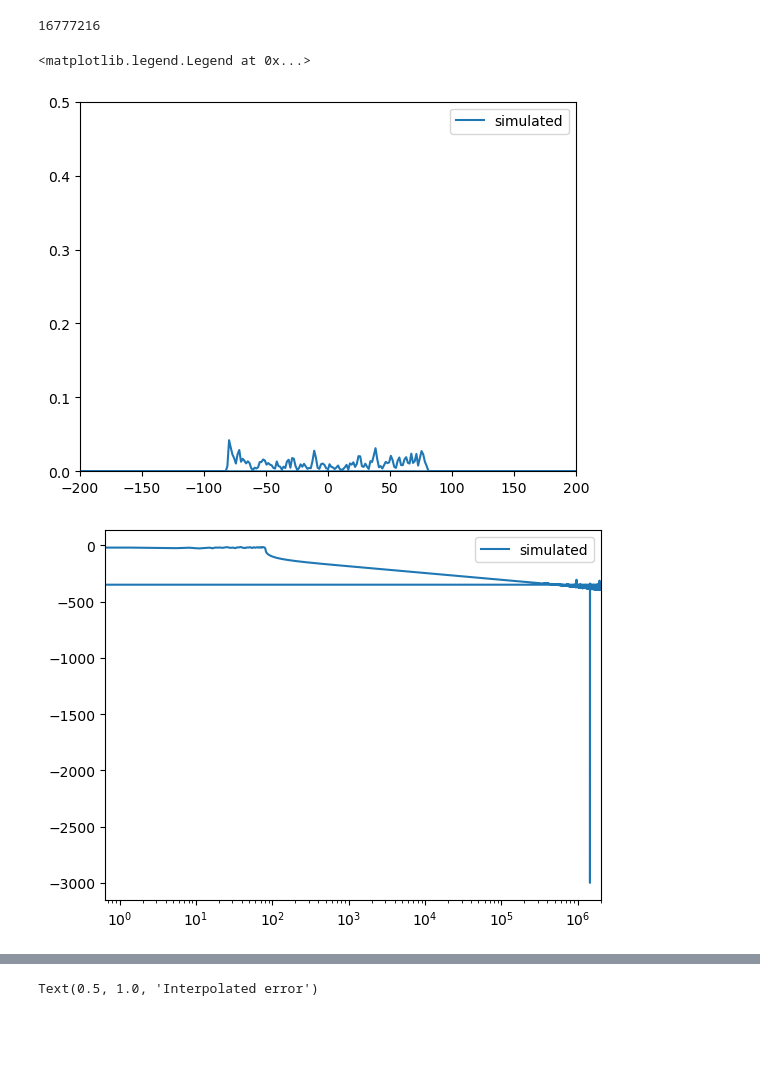
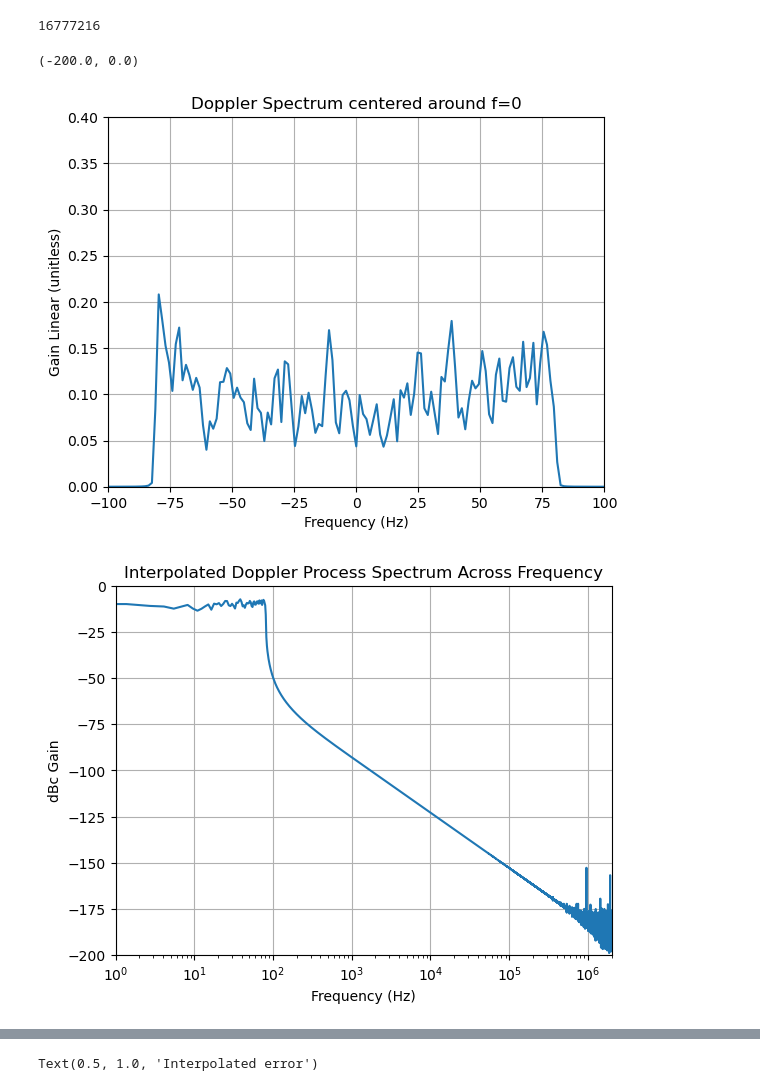
Before and after one commit to zachrjt/openTETRAphymac, a Jupyter notebook: software/channel_sim.ipynb, the cells around one changed output, grey strips where cells are left out. Drawn from its saved outputs; the diff is of its cells as text; code cells hidden in the pictures; blank space fills up the shorter version.

```diff
--- a/software/channel_sim.ipynb
+++ b/software/channel_sim.ipynb
@@ -320,7 +320,7 @@ The follow checks are done in order as follows:
 import src.tetraphymac.ch_simulator as tetraCh
 ss = np.random.SeedSequence(12345)
 
-ray_sim = tetraCh.RayleighFadingSimulator(11_520_000, fd, ss, 264)
+ray_sim = tetraCh.RayleighProcess(11_520_000, fd, ss, 264)
 signal = np.ones(shape=2**24, dtype=np.complex128)
 
 y_res = ray_sim.apply_complex_gain(signal)
@@ -330,26 +330,47 @@ print(y_res.size)
 # %%
 f, P = sp.signal.welch(
     y_res,
     fs=11_520_000.0,
     nperseg=2**23,
     noverlap=2**22,
     return_onesided=False,
-    scaling="density"
+    scaling="spectrum"
 )
+f = np.fft.fftshift(f)
+P = np.fft.fftshift(P)
+plt.figure()
+plt.plot(f, np.sqrt(P), label="Interpolated")
+plt.title("Doppler Spectrum centered around f=0")
+plt.ylabel("Gain Linear (unitless)")
+plt.xlabel("Frequency (Hz)")
+plt.xlim(-100, 100)
+plt.ylim(0, 0.4)
+plt.grid()
 
+
+# Wideband plotting
+f, P = sp.signal.welch(
+    y_res,
+    fs=11_520_000.0,
+    nperseg=2**23,
+    noverlap=2**22,
+    return_onesided=True,
+    scaling="spectrum"
+)
+f = np.fft.fftshift(f)
+P = np.fft.fftshift(P)
 plt.figure()
-plt.plot(f, P, label="simulated")
-plt.xlim(-200, 200)
-plt.ylim(0, 0.5)
-plt.legend()
-plt.figure()
-plt.semilogx(f, 10*np.log10(P + 1E-300), label="simulated")
-plt.xlim(0, 2E6)
-plt.legend()
+plt.semilogx(f, 10*np.log10(np.sqrt(P) + 1E-300), label="Interpolated")
+plt.xlim(1, 2E6)
+plt.title("Interpolated Doppler Process Spectrum Across Frequency")
+plt.ylabel("dBc Gain")
+plt.grid()
+plt.xlabel("Frequency (Hz)")
+plt.ylim(-200, 0)
 # %% [output]
-<matplotlib.legend.Legend at 0x...>
+(-200.0, 0.0)
-[figure, old version]
+[figure, new version]
-[figure, old version]
+[figure, new version]
 # %%
 sample_n = 64*10*255*10
 t = np.arange(0, sample_n) * (1/11_520_000)
```
Also changed, not shown: parts of 25 cells of this notebook, 1 other file.
